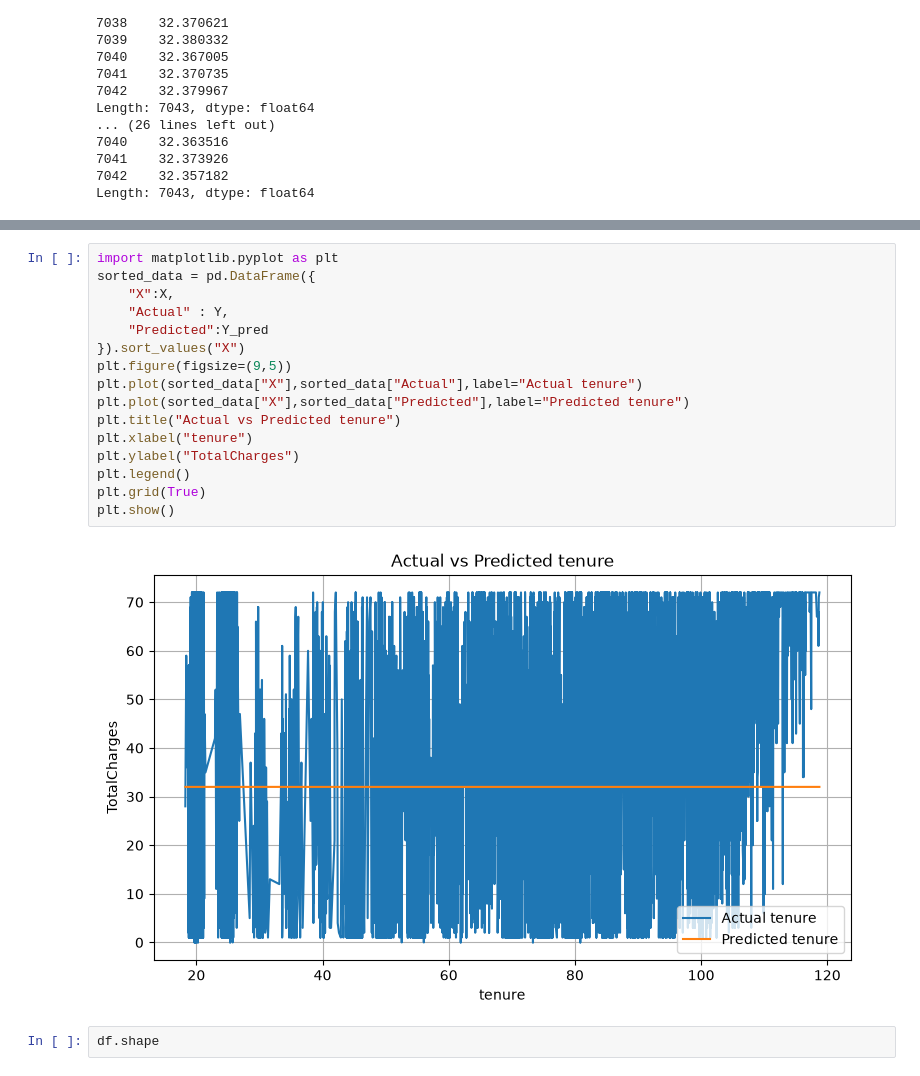
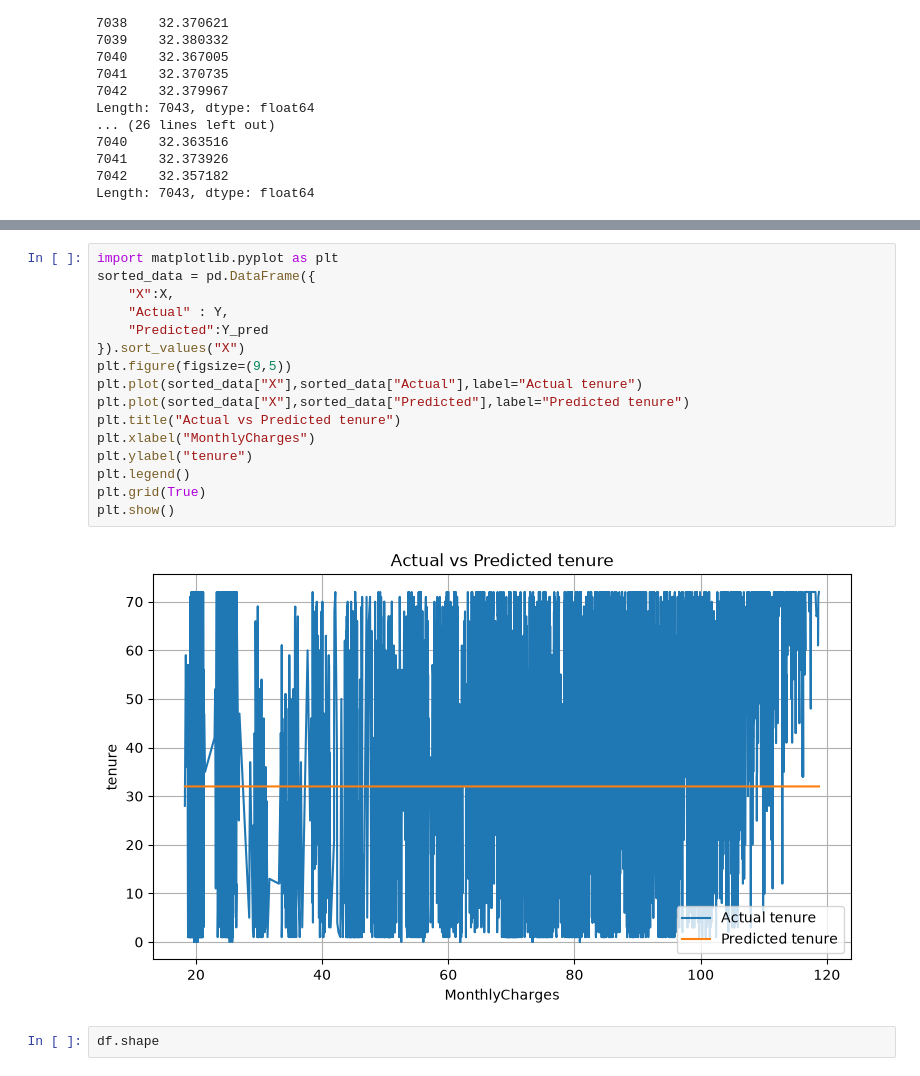
Before and after one commit to jahnavi56553-bit/AIML-online-classes, a Jupyter notebook: project4(CustomerChurnPrediction).ipynb, the cells around one changed output, grey strips where cells are left out. Cells and saved outputs as stored; diff of their text form.

```diff
--- a/project4(CustomerChurnPrediction).ipynb
+++ b/project4(CustomerChurnPrediction).ipynb
@@ -380,21 +380,21 @@ plt.show()
 # %%
 import matplotlib.pyplot as plt
 sorted_data = pd.DataFrame({
     "X":X,
     "Actual" : Y,
     "Predicted":Y_pred
 }).sort_values("X")
 plt.figure(figsize=(9,5))
 plt.plot(sorted_data["X"],sorted_data["Actual"],label="Actual tenure")
 plt.plot(sorted_data["X"],sorted_data["Predicted"],label="Predicted tenure")
 plt.title("Actual vs Predicted tenure")
-plt.xlabel("tenure")
-plt.ylabel("TotalCharges")
+plt.xlabel("MonthlyCharges")
+plt.ylabel("tenure")
 plt.legend()
 plt.grid(True)
 plt.show()
 # %% [output]
-[figure, old version]
+[figure, new version]
 # %%
 df.shape
 # %% [output]
```
Also changed, not shown: parts of 1 cell of this notebook.
